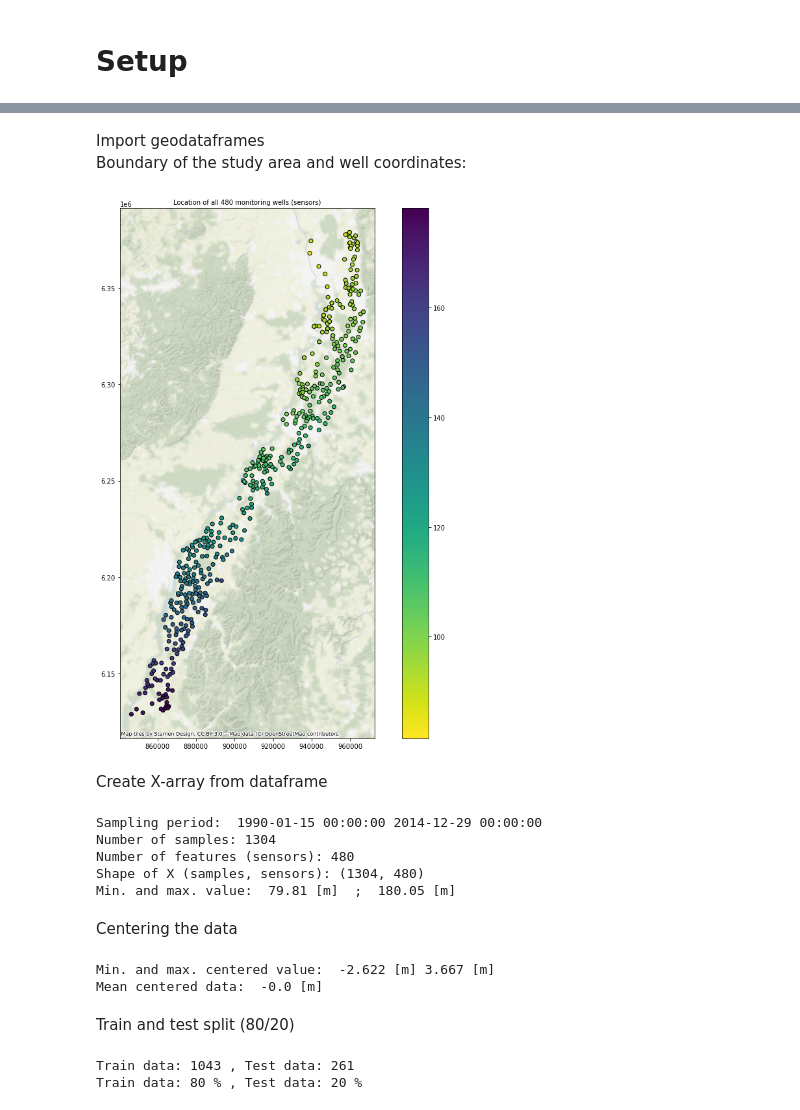
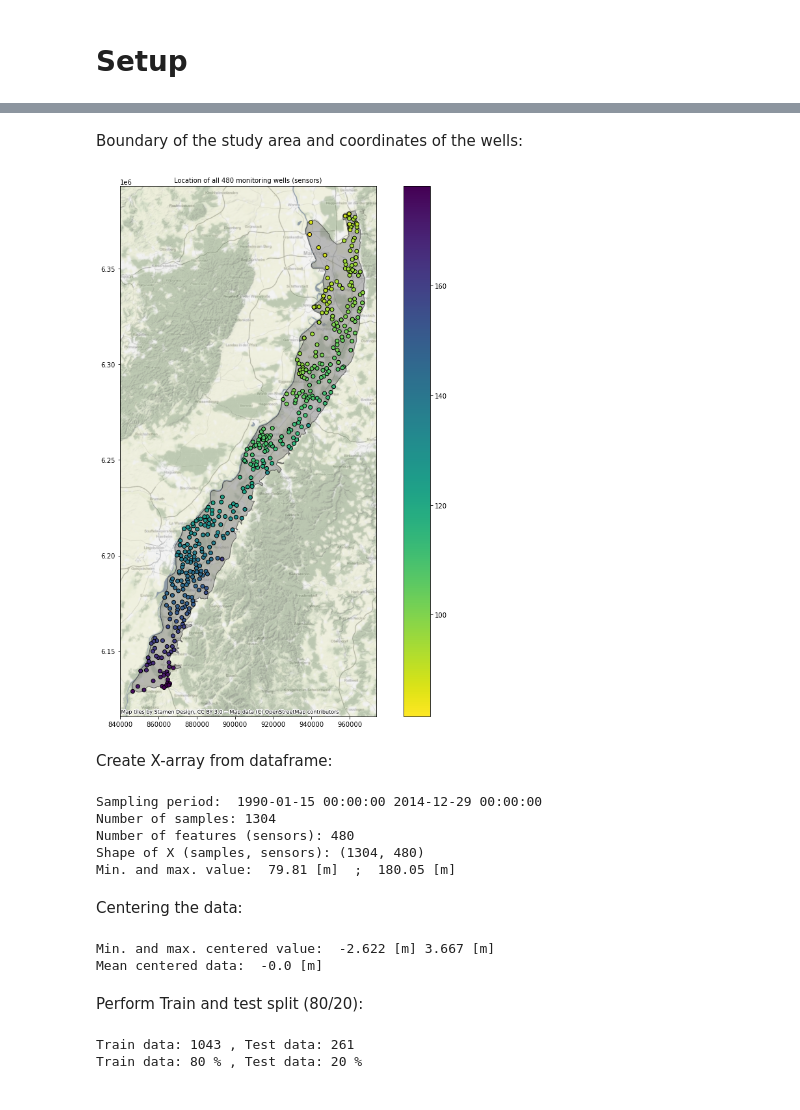
Before and after one commit to marcohmer/GMNO, a Jupyter notebook: code/URG_SSPOR_1D.ipynb, the cells around one changed output, grey strips where cells are left out. Drawn from its saved outputs; the diff is of its cells as text; code cells hidden in the pictures.

```diff
--- a/code/URG_SSPOR_1D.ipynb
+++ b/code/URG_SSPOR_1D.ipynb
@@ -73,6 +91,6 @@ df.describe().round(2)
 # %% [markdown]
-Import geodataframes
-Boundary of the study area and well coordinates:
+
+Boundary of the study area and coordinates of the wells:
 # %%
 #Import Geodataframes
 gdf = gpd.read_file ('URG_extent.shp').to_crs(epsg=3857)
@@ -83,16 +101,17 @@ gdf2.index.name = 'sensors'
 # %%
 #Plot all sensor locations
 f, ax = plt.subplots(1, figsize=(15, 15))
-
+gdf.plot(ax=ax,color='gray',alpha=0.5, edgecolor='k')
 plt.plot(ax=ax,color='gray',alpha=0.25, edgecolor='k')
 fig = gdf2.plot(ax=ax,column='MEAN_GWL',cmap='viridis_r',edgecolor='k',legend=True)
 ax.set_title('Location of all 480 monitoring wells (sensors)', size=10 )
+ctx.add_basemap(ax, source=ctx.providers.Stamen.Toner, alpha=0.5)
 ctx.add_basemap(ax, source=ctx.providers.Stamen.TerrainBackground, alpha=0.5)
 plt.show()
 # %% [output]
-[figure, old version]
+[figure, new version]
 # %% [markdown]
-Create X-array from dataframe
+Create X-array from dataframe:
 # %%
 #Dataframe in Array umwandeln
 X=df.to_numpy()
@@ -111,7 +130,7 @@ Number of features (sensors): 480
 Shape of X (samples, sensors): (1304, 480)
 Min. and max. value:  79.81 [m]  ;  180.05 [m]
 # %% [markdown]
-Centering the data
+Centering the data:
 # %%
 # Global centering
 x_gc=X.mean(axis=0)
@@ -127,7 +146,7 @@ print ('Mean centered data: ', X.mean().round(5), unit )
 Min. and max. centered value:  -2.622 [m] 3.667 [m]
 Mean centered data:  -0.0 [m]
 # %% [markdown]
-Train and test split (80/20)
+Perform Train and test split (80/20):
 # %%
 # Train and Test data
 tdata = int(len(X)*0.8)
```
Also changed, not shown: parts of 16 cells of this notebook.
